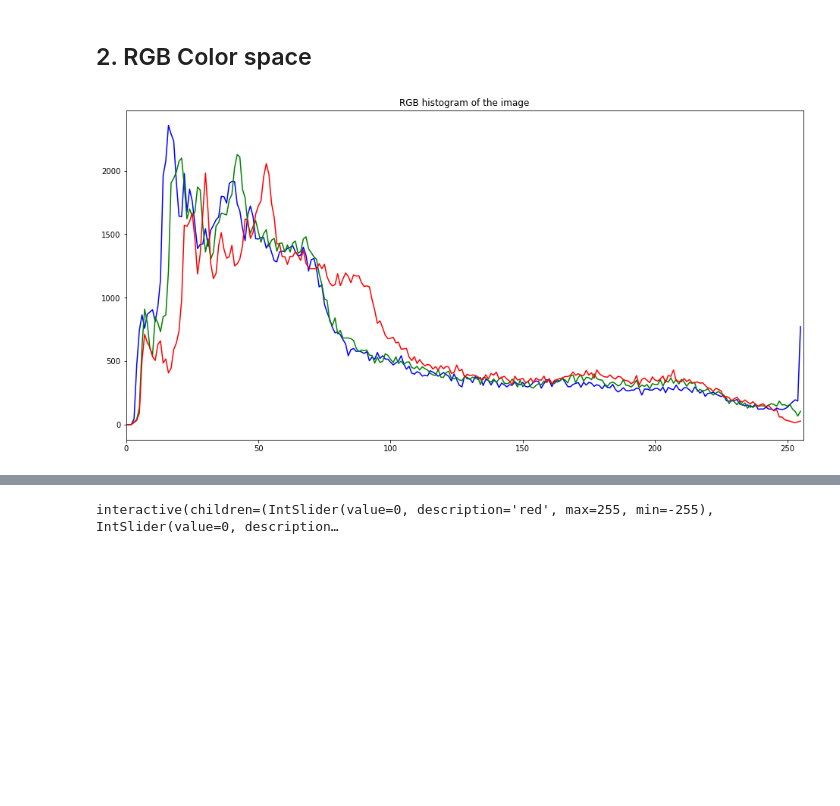
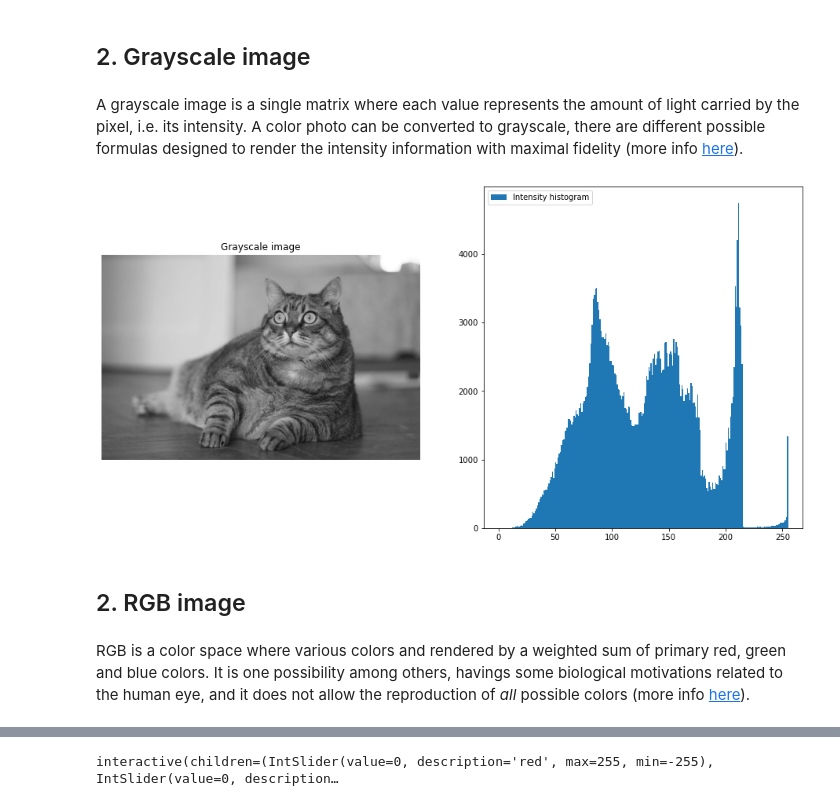
Before and after one commit to MKVatinyan/Computer-Vision, a Jupyter notebook: 1. Colors and resizing.ipynb, the cells around one changed output, grey strips where cells are left out. Saved outputs shown, nothing was run; the diff lists cells and outputs as text; code cells hidden in the pictures; blank space fills up the shorter version.

```diff
--- a/1. Colors and resizing.ipynb
+++ b/1. Colors and resizing.ipynb
@@ -48,12 +57,20 @@ plt.show()
+# %% [markdown]
+## 2. Grayscale image
+# %% [markdown]
+A grayscale image is a single matrix where each value represents the amount of light carried by the pixel, i.e. its intensity. A color photo can be converted to grayscale, there are different possible formulas designed to render the intensity information with maximal fidelity (more info [here](https://en.wikipedia.org/wiki/Grayscale)).
+# %%
+plt.subplot(1, 2, 1)
+plt.title('Grayscale image')
+plt.imshow(img_gray, cmap='gray')
+plt.axis('off')
+
+plt.subplot(1, 2, 2)
+plt.hist(img_gray.ravel(), range=(0,255), label='Intensity histogram', bins = np.arange(256))
+plt.legend()
+plt.show()
+# %% [output]
+[figure, added]
 # %% [markdown]
-## 2. RGB Color space
+## 2. RGB image
-# %%
-color_bgr = ['b','g','r']
-plt.title('RGB histogram of the image')
-for i,col in enumerate(color_bgr):
-    histr = cv2.calcHist([img_color],[i],None,[256],[0,256])
-    plt.plot(histr,color = col)
-    plt.xlim([0,256])
-plt.show()
-# %% [output]
-[figure, removed]
+# %% [markdown]
+RGB is a color space where various colors and rendered by a weighted sum of primary red, green and blue colors. It is one possibility among others, havings some biological motivations related to the human eye, and it does not allow the reproduction of *all* possible colors (more info [here](https://en.wikipedia.org/wiki/RGB_color_model)).
```
Also changed, not shown: parts of 32 cells of this notebook, 5 other files.
